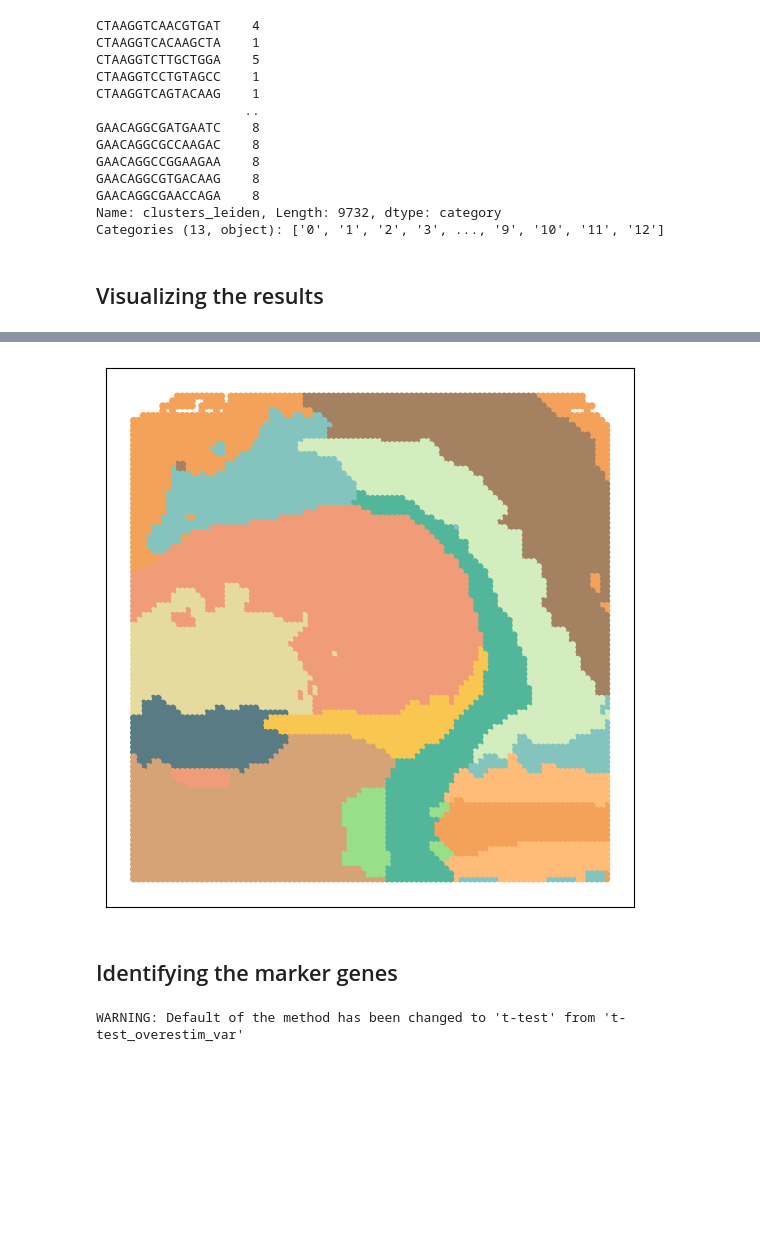
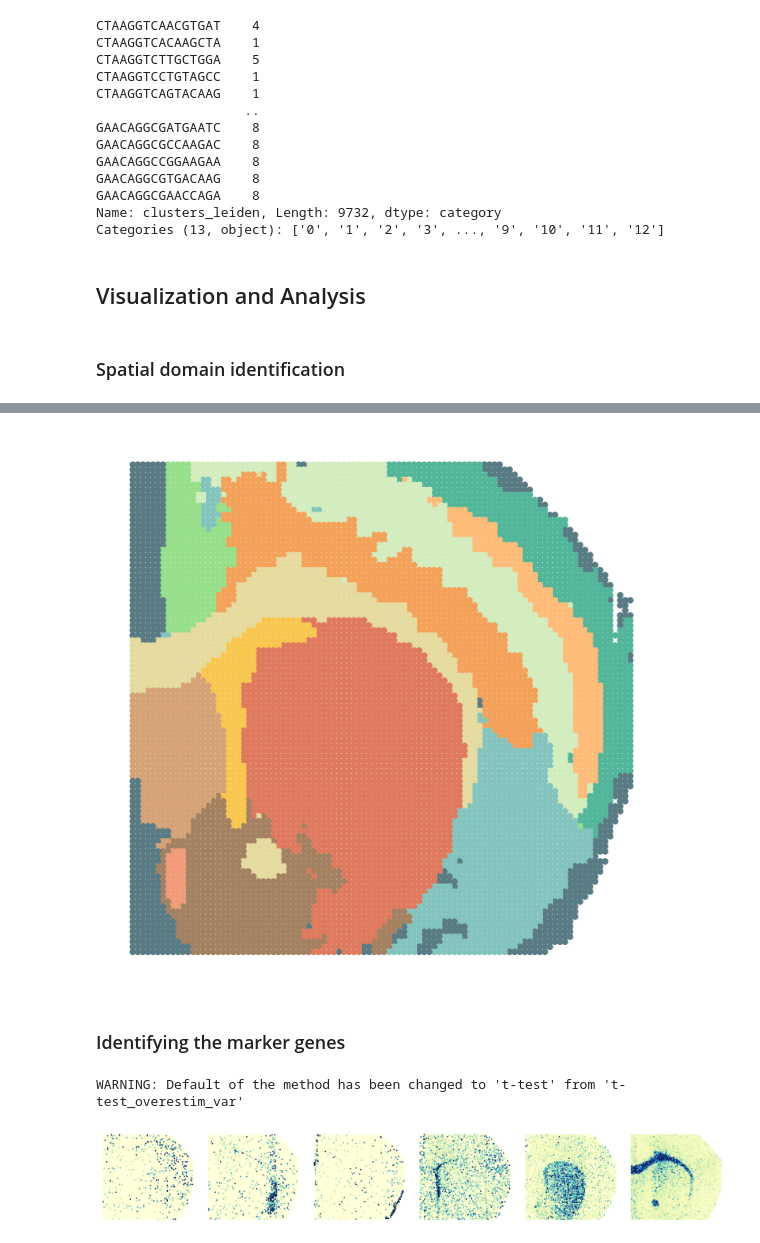
Before and after one commit to XJTU-MingxuanLi/SpaKnit-tutorial, a Jupyter notebook: docs/source/Tutorial_3_Mouse_Brain.ipynb, the cells around one changed output, grey strips where cells are left out. Drawn from its saved outputs; the diff is of its cells as text; code cells hidden in the pictures; blank space fills up the shorter version.

```diff
--- a/docs/source/Tutorial_3_Mouse_Brain.ipynb
+++ b/docs/source/Tutorial_3_Mouse_Brain.ipynb
@@ -99,21 +126,37 @@ GAACAGGCGTGACAAG    8
 GAACAGGCGAACCAGA    8
 Name: clusters_leiden, Length: 9732, dtype: category
 Categories (13, object): ['0', '1', '2', '3', ..., '9', '10', '11', '12']
-# %% [markdown]
-## Visualizing the results
+# %% [markdown]
+## Visualization and Analysis
+# %%
+import warnings
+warnings.filterwarnings('ignore')
+import os
+import torch
+import anndata
+import pandas as pd
+import numpy as np
+import scanpy as sc
+import matplotlib.pyplot as plt
+adata_analysis = sc.read_h5ad("D:/study/learning/spatial_transcriptome/papers/spatial_multi_omics-main/Results/Mouse_Brain_ATAC.h5ad")
+# %% [markdown]
+### Spatial domain identification
 # %%
+## visualization of clustering
+colors = [
+    '#e07a5f', '#83c5be', '#d3edbe',  '#f4a259', '#597b84', '#a38161', '#e6db9e','#52b69a',
+    '#d5a376', '#ffbb78', '#98df8a', '#f9c74f', '#F19C79'
+]
+
 fig,ax = plt.subplots(nrows=1, ncols=1, figsize=(7, 7))
-colors = [
-    '#F19C79', '#a38161', '#d5a376', '#d3edbe', '#f4a259', '#83c5be', '#e6db9e','#52b69a',
-    '#ffbb78', '#597b84', '#f9c74f', '#98df8a'
-]
-sc.pp.neighbors(adata_modality_1, use_rep=use_rep[2])
-sc.tl.leiden(adata_modality_1, key_added="clusters_leiden", resolution=0.52)
-sc.pl.spatial(adata_modality_1, img_key="hires", color=["clusters_leiden"], spot_size=1.5, ax=ax, show=False, palette=colors)
+sc.pl.spatial(adata_analysis, img_key="hires", color=['SpaKnit'], spot_size=1.3, ax=ax, show=False, palette=colors)
 ax.invert_yaxis()
 ax.set_title(f'')
 ax.set_xlabel('')
 ax.set_ylabel('')
 # remove legend
 ax.get_legend().remove()
+for spine in ax.spines.values():
+    spine.set_visible(False)
+plt.tight_layout()
 # %% [output]
@@ -121,3 +163,3 @@ WARNING: Length of palette colors is smaller than the number of categories (pale
-[figure, old version]
+[figure, new version]
 # %% [markdown]
-## Identifying the marker genes
+### Identifying the marker genes
@@ -140,2 +173,39 @@ rank_genes.to_excel("./Results/Visualization/Mouse_Brain/H3K27me3/" + 'H3K27me3_
 # %% [output]
 WARNING: Default of the method has been changed to 't-test' from 't-test_overestim_var'
+# %%
+gene_list = ['Cpne9', 'Nr4a2', 'Myh11', 'Sox4', 'Pde10a', 'Plp1']
+replicate = 'ATAC'
+adata_modality_1 = sc.read_h5ad(f"D:/study/learning/spatial_transcriptome/papers/spatial_multi_omics-main/data/Mouse_Brain_{replicate}/adata_RNA.h5ad")
+sc.pp.filter_genes(adata_modality_1, min_cells=10)
+sc.pp.filter_cells(adata_modality_1, min_genes=200)
+sc.pp.highly_variable_genes(adata_modality_1, flavor="seurat_v3", n_top_genes=3000)
+sc.pp.normalize_total(adata_modality_1, target_sum=1e4)
+
+num_genes = len(gene_list)  # 基因的数量
+
+plt.rcParams['font.size'] = 18
+plt.rcParams['font.sans-serif'] = 'Arial'
+
+# 创建一行多个子图
+fig, axs = plt.subplots(1, num_genes, figsize=(num_genes * 4, 4), squeeze=False)
+
+# 遍历基因列表，为每个基因绘制一个子图
+for i, gene in enumerate(gene_list):
+    expression = adata_modality_1[:, gene].X.toarray().flatten()
+    adata_modality_1[:, gene].X = replace_extreme_values(expression, n=0.01)
+    sc.pl.embedding(adata_modality_1, basis='spatial', color=gene, ax=axs[0, i], s=50, colorbar_loc=None, show=False, cmap='YlGnBu')
+
+    # 去除四周边框
+    for spine in axs[0, i].spines.values():
+        spine.set_visible(False)
+
+    # remove x, y axis
+    axs[0, i].set_xlabel('')
+    axs[0, i].set_ylabel('')
+    axs[0, i].set_title('')
+# 调整子图之间的间距
+plt.subplots_adjust(wspace=0, hspace=0)
+
+plt.tight_layout()
+# %% [output]
+[figure, added]
```
Also changed, not shown: parts of 14 cells of this notebook.
